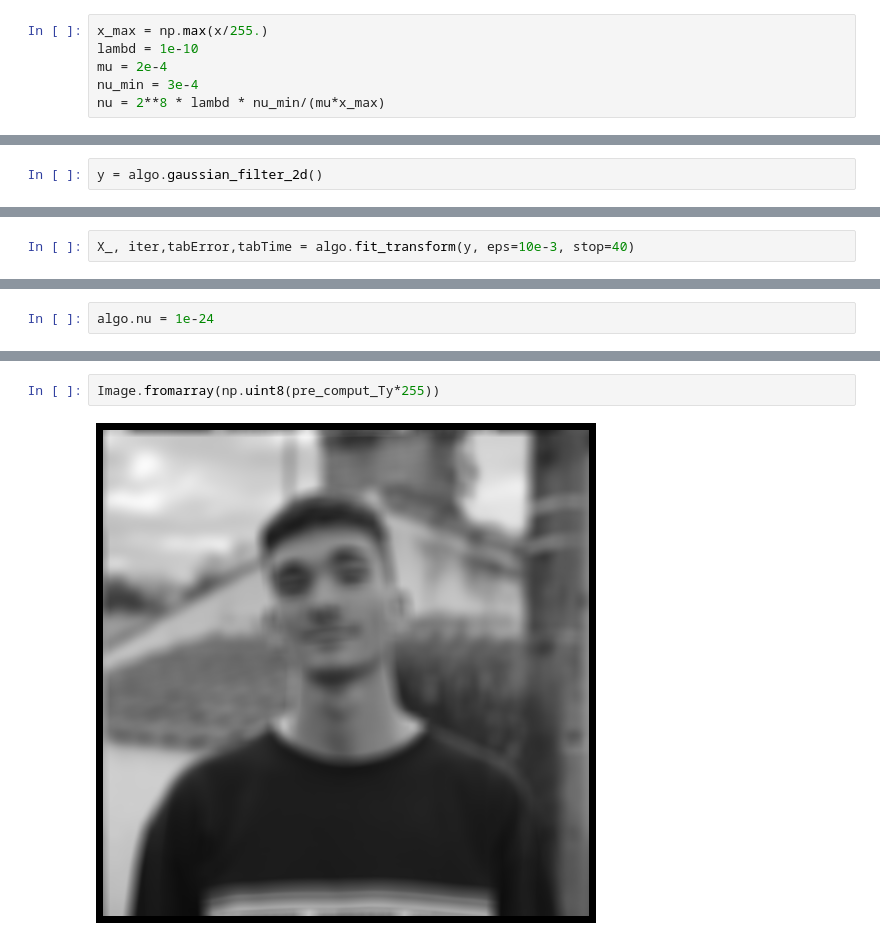
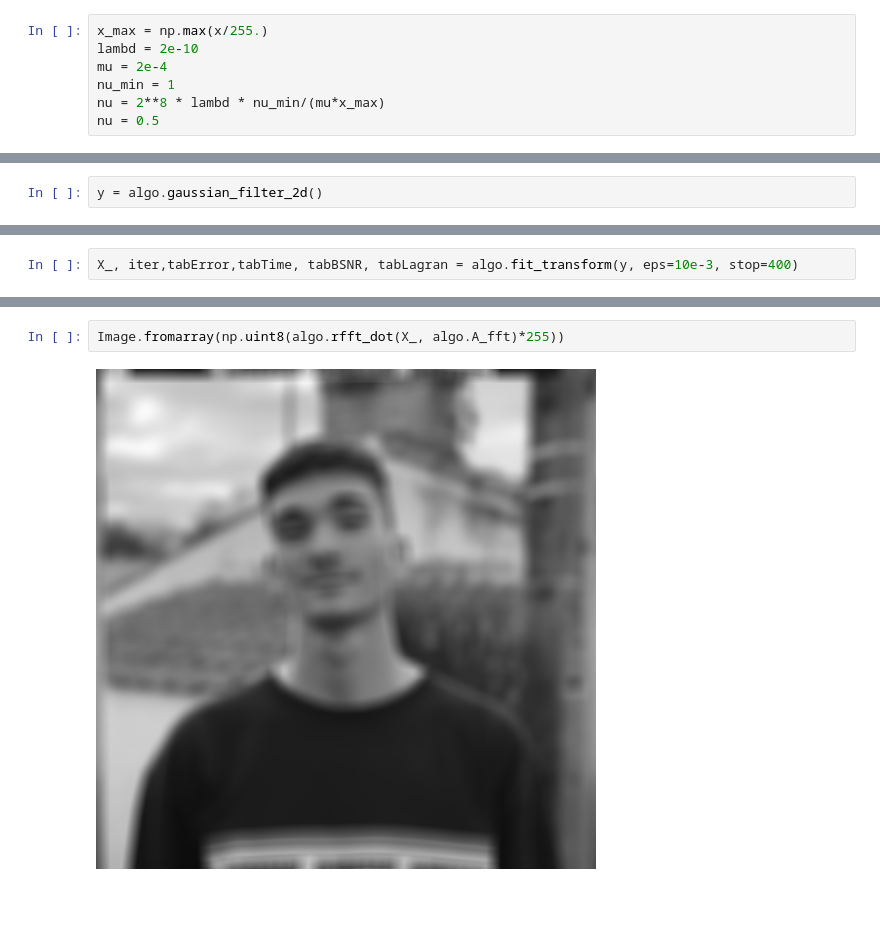
Before and after one commit to VictorCilleros/Image_Restoration_SDI, a Jupyter notebook: src/test.ipynb, the cells around one changed output, grey strips where cells are left out. Drawn from its saved outputs; the diff is of its cells as text; blank space fills up the shorter version.

```diff
--- a/src/test.ipynb
+++ b/src/test.ipynb
@@ -19,10 +16,11 @@ h = np.ones((15,15))
 h = h / np.linalg.norm(h)**2
 # %%
 x_max = np.max(x/255.)
-lambd = 1e-10
+lambd = 2e-10
 mu = 2e-4
-nu_min = 3e-4
+nu_min = 1
 nu = 2**8 * lambd * nu_min/(mu*x_max)
+nu = 0.5
 # %%
 algo = ADMMP2(x/255., h, lambd=lambd, mu=mu, nu=nu)
 # %%
@@ -34,5 +30,5 @@ Image.fromarray(np.uint8(y*255))
 # %%
-X_, iter,tabError,tabTime = algo.fit_transform(y, eps=10e-3, stop=40)
+X_, iter,tabError,tabTime, tabBSNR, tabLagran = algo.fit_transform(y, eps=10e-3, stop=400)
 # %%
 Image.fromarray(np.uint8(X_*255))
 # %% [output]
@@ -40,2 +35,0 @@ Image.fromarray(np.uint8(X_*255))
-# %%
-algo.nu = 1e-24
@@ -59,4 +36,4 @@ eta1 = eta1 - u1 + rx
 # %%
-Image.fromarray(np.uint8(pre_comput_Ty*255))
+Image.fromarray(np.uint8(algo.rfft_dot(X_, algo.A_fft)*255))
 # %% [output]
-[figure, old version]
+[figure, new version]
```
Also changed, not shown: parts of 13 cells of this notebook, 3 other files.
